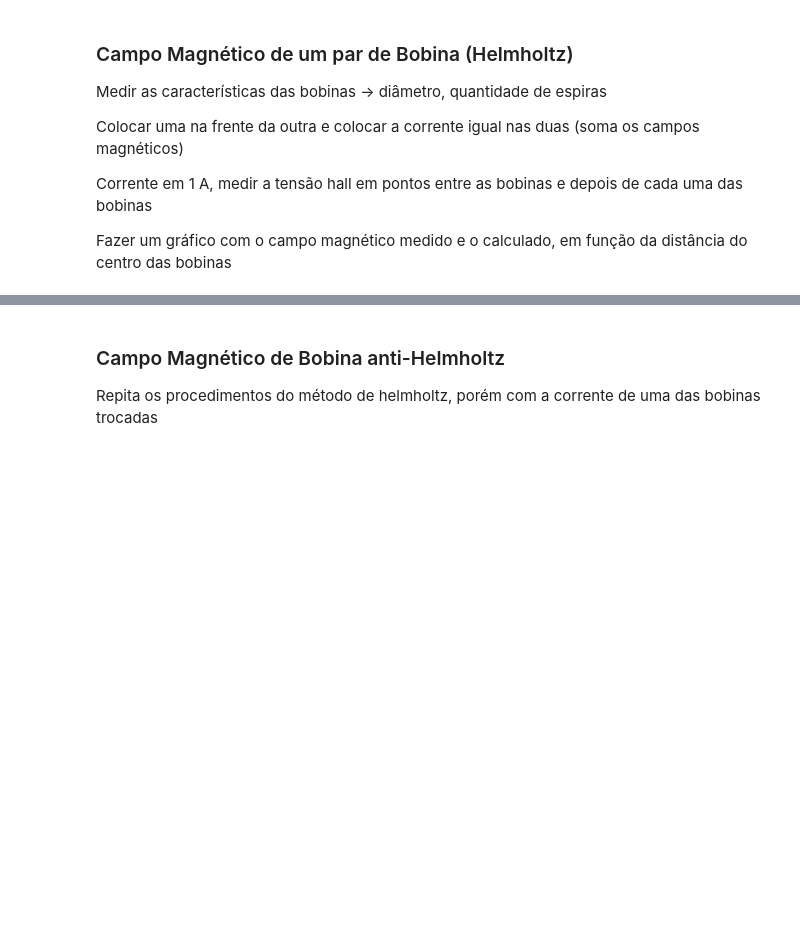
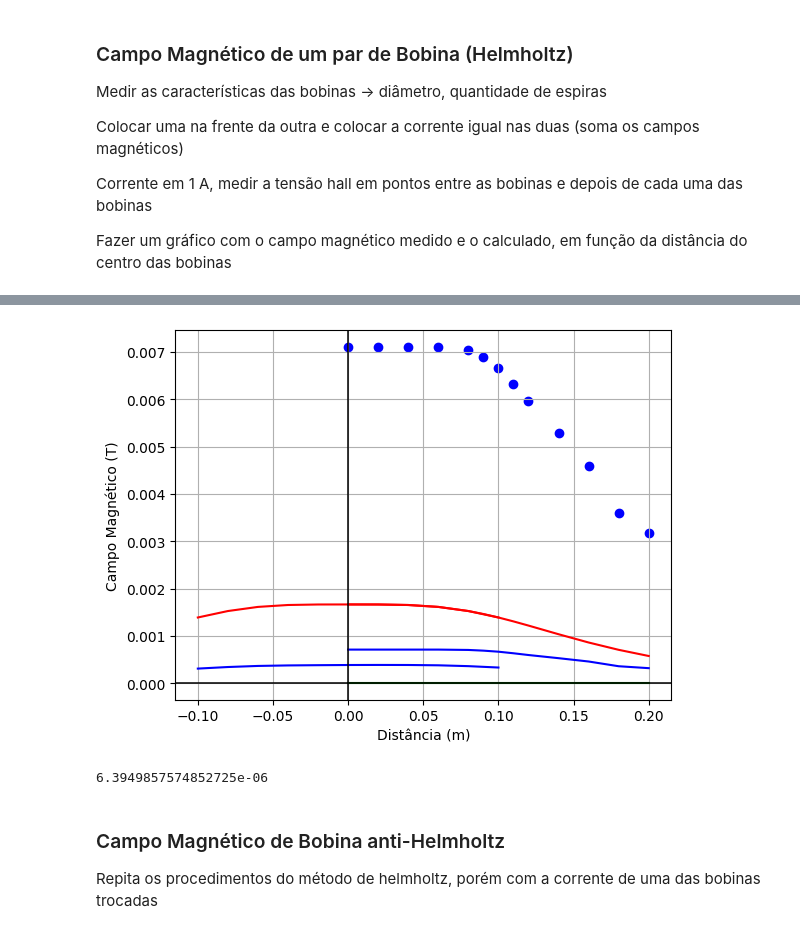
Before and after one commit to Pedropudin/LabFisica-3, a Jupyter notebook: Relatorio4/Magnetostatica/sondaHall.ipynb, the cells around one changed output, grey strips where cells are left out. Cells and saved outputs as stored; diff of their text form; code cells hidden in the pictures; blank space fills up the shorter version.

```diff
--- a/Relatorio4/Magnetostatica/sondaHall.ipynb
+++ b/Relatorio4/Magnetostatica/sondaHall.ipynb
@@ -239,3 +301,43 @@ Fazer um gráfico com o campo magnético medido e o calculado, em função da di
+# %%
+#Dados
+raio = 14.05*1e-2
+corrente = 1
+tensaoFundo = 0.004
+
+data1 = get_dados('DataJ/helP.csv',factorx=1e-2,factory=1e-3,fundoy=tensaoFundo)
+dist1 = np.array(sorted(data1))
+tensao1 = np.array([data1[i] for i in dist1])
+
+data2 = get_dados('DataJ/helmholtzJ.csv',factorx=1e-2,factory=1e-3,fundoy=tensaoFundo)
+dist2 = np.array(sorted(data2))
+tensao2 = np.array([data2[i] for i in dist2])
+
+campoEsperado1 = np.array([campoHelmholtz(z,corrente,permeabilidadeAr,raio) for z in dist1])*130*2
+campoCalculado1 = np.array([v*0.0037 for v in tensao1])
+
+campoEsperado2 = np.array([campoHelmholtz(z,corrente,permeabilidadeAr,raio) for z in dist2])*130*2
+campoCalculado2 = np.array([v*0.0037 for v in tensao2])
+
+plt.plot(dist1,campoEsperado1,label='Campo Esperado',color='red')
+plt.plot(dist1,campoCalculado1,label="Campo Calculado",color='blue')
+plt.plot(dist2,campoEsperado2,label='Campo Esperado',color='red')
+plt.plot(dist2,campoCalculado2,label="Campo Calculado",color='blue')
+plt.plot(dist1,[0.715*((permeabilidadeAr*corrente)/raio)]*len(dist1),color="green")
+plt.scatter(dist,campoCalculado,label='Pontos',color='blue')
+plt.grid(True)
+#plt.legend()
+plt.xlabel('Distância (m)');plt.ylabel('Campo Magnético (T)')
+ax = plt.gca()
+ax.axhline(0, color='black', linewidth=1.1)  # y = 0
+ax.axvline(0, color='black', linewidth=1.1)  # x = 0
+#plt.savefig('')
+plt.show()
+# %% [output]
+[figure, added]
+# %%
+0.715*permeabilidadeAr*1/raio
+# %% [output]
+6.3949857574852725e-06
 # %% [markdown]
 ### Campo Magnético de Bobina anti-Helmholtz
 
```
Also changed, not shown: parts of 12 cells of this notebook, 9 other files.
